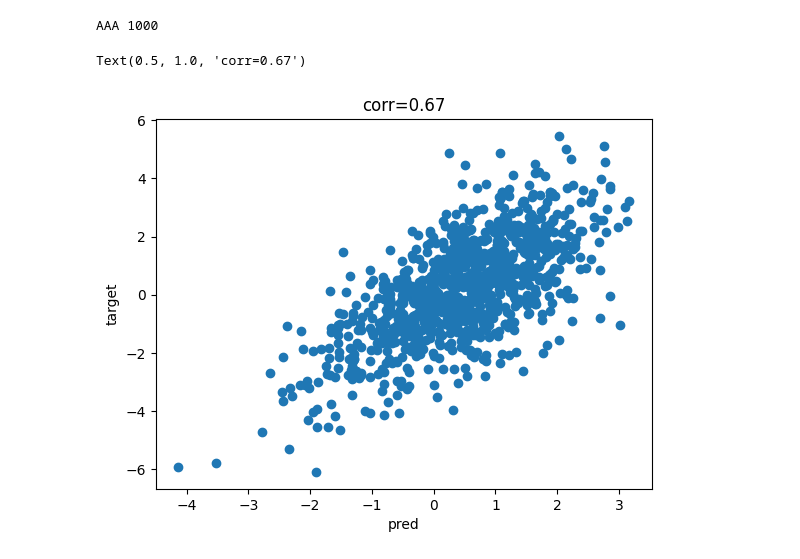
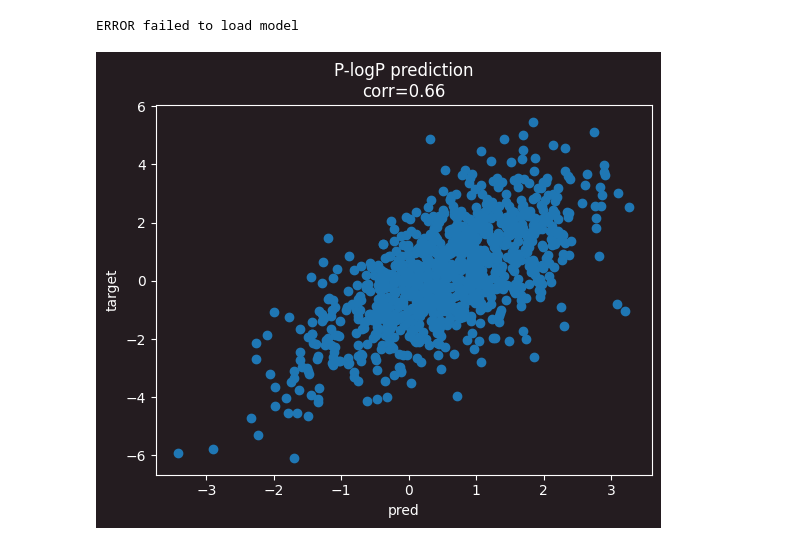
Before and after one commit to fairuztsn/jishien, a Jupyter notebook: train_model_pipeline.ipynb, the cells around one changed output. Drawn from its saved outputs; the diff is of its cells as text; code cells hidden in the pictures.

```diff
--- a/train_model_pipeline.ipynb
+++ b/train_model_pipeline.ipynb
@@ -413,7 +415,7 @@ class PlogpRegressionTask(Task):
 # %%
 from neo4j import READ_ACCESS
 task=PlogpRegressionTask()
-model=RGCN(32,[16,32],1)
+model,name=rgcn_create_if_new("model1")
 with GraphDatabase.driver(URI, auth=AUTH) as driver:
     with driver.session(default_access_mode=READ_ACCESS) as session:
         with session.begin_transaction() as tx:
@@ -421,5 +423,13 @@ with GraphDatabase.driver(URI, auth=AUTH) as driver:
             gen2=stream_from_source(tx, "zinc_250k_10k.csv")
             task.train(model, gen1, epochs=1)
             pred, target=task.eval(model, gen2)
+            save_model(model,name)
 # %% [output]
-AAA 1000
+ERROR failed to load model
+# %%
+model2,name=rgcn_create_if_new("model1")
+with GraphDatabase.driver(URI, auth=AUTH) as driver:
+    with driver.session(default_access_mode=READ_ACCESS) as session:
+        with session.begin_transaction() as tx:
+            gen2=stream_from_source(tx, "zinc_250k_10k.csv")
+            pred, target=task.eval(model2, gen2)
@@ -426,8 +524,16 @@ AAA 1000
 # %%
-plt.scatter(pred,target)
-plt.xlabel("pred")
-plt.ylabel("target")
-plt.title(f"corr={pd.DataFrame({'pred':pred,'target':target}).corr()['pred']['target']:.2f}")
+fig, ax = plt.subplots(nrows=1, ncols=1)
+ax.scatter(pred,target)
+ax.set_xlabel("pred",c='white')
+ax.set_ylabel("target",c='white')
+ax.set_title(f"P-logP prediction\ncorr={pd.DataFrame({'pred':pred,'target':target}).corr()['pred']['target']:.2f}",c='white')
+ax.set_facecolor((0.14, 0.11, 0.125))
+
+ax.tick_params(color='#fff', labelcolor='white')
+for spine in ax.spines.values():
+    spine.set_edgecolor('#fff')
+fig.set_facecolor((0.14, 0.11, 0.125))
+#fig.patch.set_facecolor('black')
+plt.savefig("plogp_pred.svg")
 # %% [output]
-Text(0.5, 1.0, 'corr=0.67')
-[figure, old version]
+[figure, new version]
```
Also changed, not shown: parts of 8 cells of this notebook, 8 other files.
